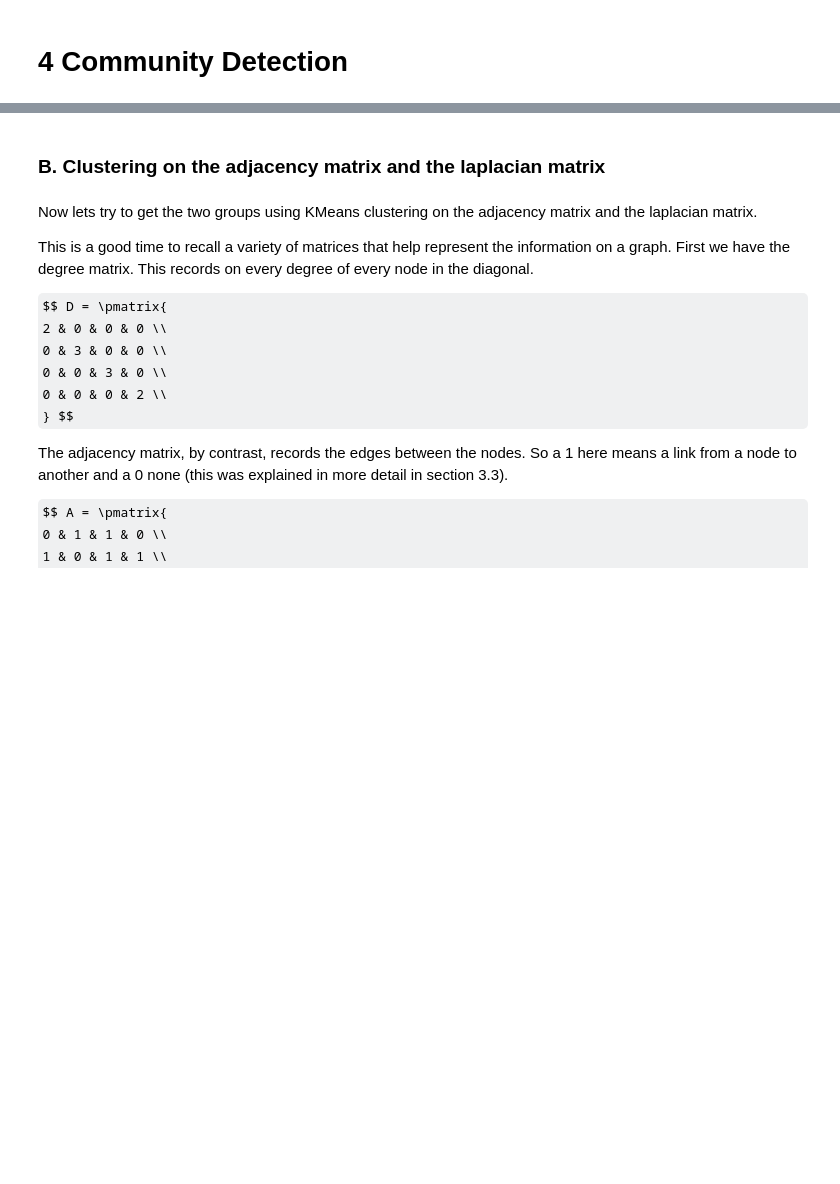
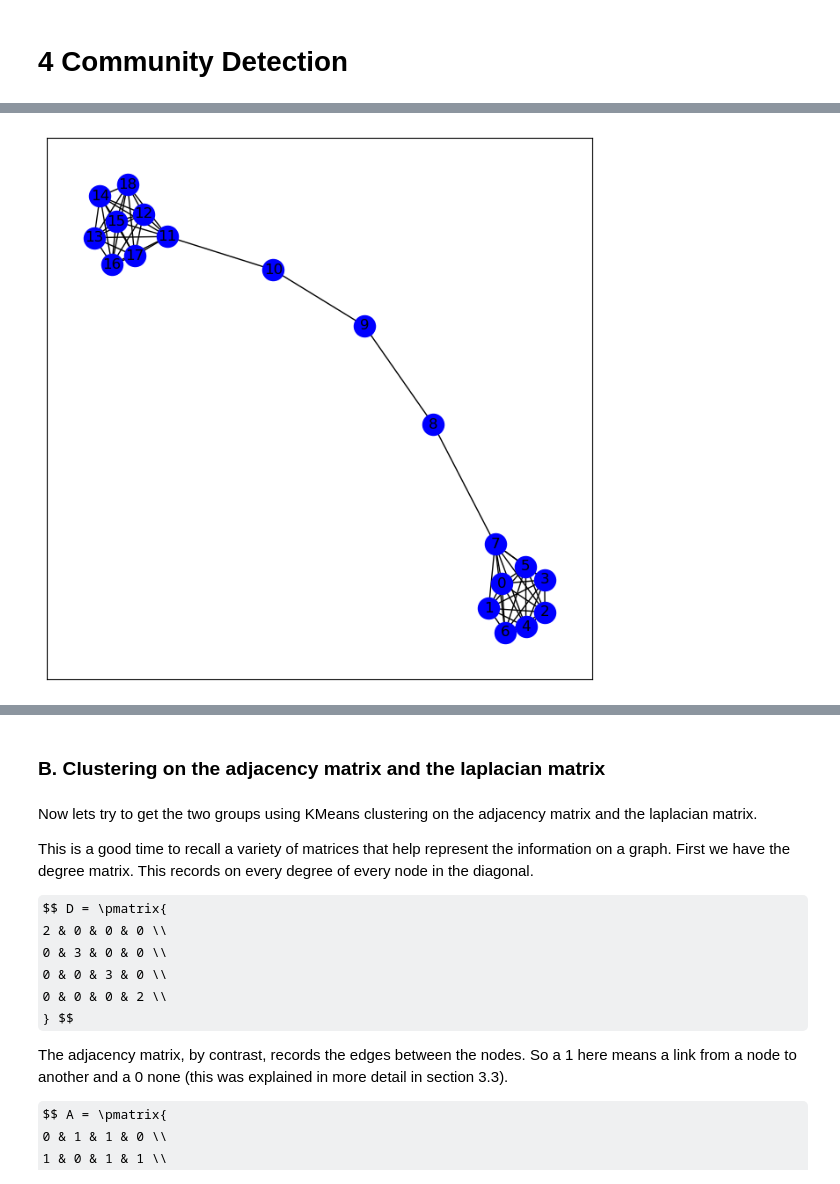
Before and after one commit to maastrichtlawtech/legalnetworkanalysis_textbook, a Jupyter notebook: Chapter_4_Communities.ipynb, the cells around one changed output, grey strips where cells are left out. Drawn from its saved outputs; the diff is of its cells as text; code cells hidden in the pictures; some formulas as TeX source; blank space fills up the shorter version.

```diff
--- a/Chapter_4_Communities.ipynb
+++ b/Chapter_4_Communities.ipynb
@@ -34,0 +19,5 @@ In the networkx version of the dataset, the president is node 0, and the karate
+# %%
+g_barbell = nx.barbell_graph(8, 3)
+draw_spring(g_barbell)
+# %% [output]
+[figure, added]
```
Also changed, not shown: parts of 15 cells of this notebook.
